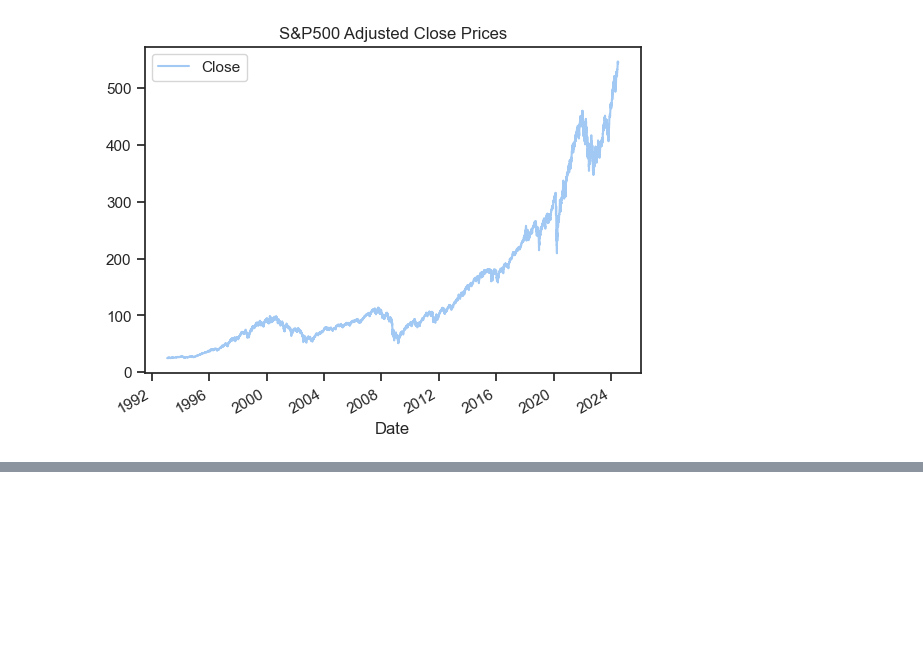
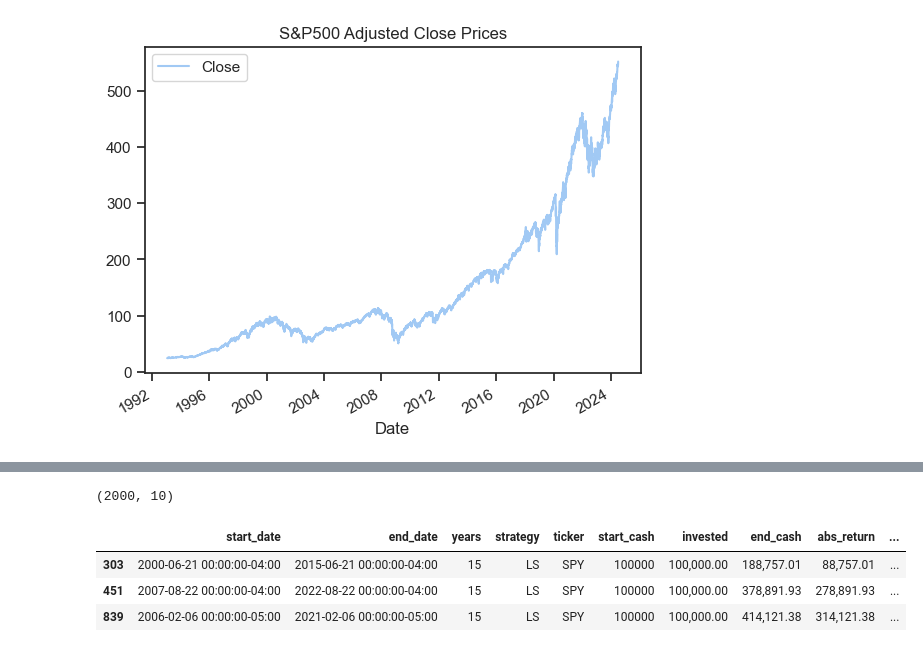
Before and after one commit to codedarrylcode/moneybags, a Jupyter notebook: notebooks/DCA_vs_LS.ipynb, the cells around one changed output, grey strips where cells are left out. Saved outputs shown, nothing was run; the diff lists cells and outputs as text; code cells hidden in the pictures; blank space fills up the shorter version.

```diff
--- a/notebooks/DCA_vs_LS.ipynb
+++ b/notebooks/DCA_vs_LS.ipynb
@@ -84,38 +262,45 @@ def compute_returns(df, starting_cash):
 # %%
-# Backtest
+# Run RCTs
 results = []
-for investment_period in investment_periods:
-    for _ in range(bootstraps):
-        # Get key points
-        max_start_point = timepoints.max() - pd.DateOffset(years = investment_period)
-        possible_start_points = timepoints[timepoints <= max_start_point]
-        start_point = np.random.choice(possible_start_points)
-        end_point = start_point + pd.DateOffset(years = investment_period)
 
-        # Get prices
+for _ in range(bootstraps):
+    # Get key points
+    max_start_point = timepoints.max() - pd.DateOffset(years = investment_period) # Ensure investment period doesn't exceed data period
+    possible_start_points = timepoints[timepoints <= max_start_point]
+    start_point = np.random.choice(possible_start_points)
+    end_point = start_point + pd.DateOffset(years = investment_period)
+
+    for ticker, df in prices_dict.items():
         prices = (
-            backtest_df
+            df
             .loc[lambda x: (x.index >= start_point) & (x.index <= end_point)]
             .assign(
-                returns = lambda x: x.iloc[-1].Close / x.Close - 1,
+                returns = lambda x: x.iloc[-1].Close / x.Close - 1, # Compute relative returns of the last investment date to each possible start date
                 invested = 0.00,
             )
             .copy()
         )
 
-        # Invest lump-sum
+        # Invest lump-sum, compute returns and store its results
         lump_sum = invest(prices, [start_point], starting_cash)
+        ls_returns = compute_returns(lump_sum)
+        results.append([start_point, end_point, investment_period, 'LS', ticker, starting_cash,] + ls_returns)
 
-        # Compute returns
-        ls_returns = compute_returns(lump_sum, starting_cash)
 
-        # Store results
-        results.append([start_point, end_point, investment_period, 'LS', starting_cash,] + ls_returns)
+# Store results
+backtest = (
+    pd
+    .DataFrame(
+        np.array(results),
+        columns = ['start_date', 'end_date', 'years', 'strategy', 'ticker', 'start_cash', 'invested', 'end_cash', 'abs_return', 'pct_return'],
+    )
+)
 
-        # Invest DCA
-        dcas = []
-        for dca_period in dca_periods:
-            invest_dates = pd.date_range(start_point, start_point + pd.DateOffset(months = dca_period), freq = 'BME')
-            dca = invest(prices, invest_dates, starting_cash)
-            dca_returns = compute_returns(dca, starting_cash)
-            results.append([start_point, end_point, investment_period, f'DCA{dca_period}', starting_cash, ] + dca_returns)
+display(backtest.shape)
+display(backtest.sample(3))
+# %% [output]
+(2000, 10)
+|  | start_date | end_date | years | strategy | ticker | start_cash | invested | end_cash | abs_return | ... |
+| 303 | 2000-06-21 00:00:00-04:00 | 2015-06-21 00:00:00-04:00 | 15 | LS | SPY | 100000 | 100,000.00 | 188,757.01 | 88,757.01 | ... |
+| 451 | 2007-08-22 00:00:00-04:00 | 2022-08-22 00:00:00-04:00 | 15 | LS | SPY | 100000 | 100,000.00 | 378,891.93 | 278,891.93 | ... |
+| 839 | 2006-02-06 00:00:00-05:00 | 2021-02-06 00:00:00-05:00 | 15 | LS | SPY | 100000 | 100,000.00 | 414,121.38 | 314,121.38 | ... |
```
Also changed, not shown: parts of 31 cells of this notebook.
